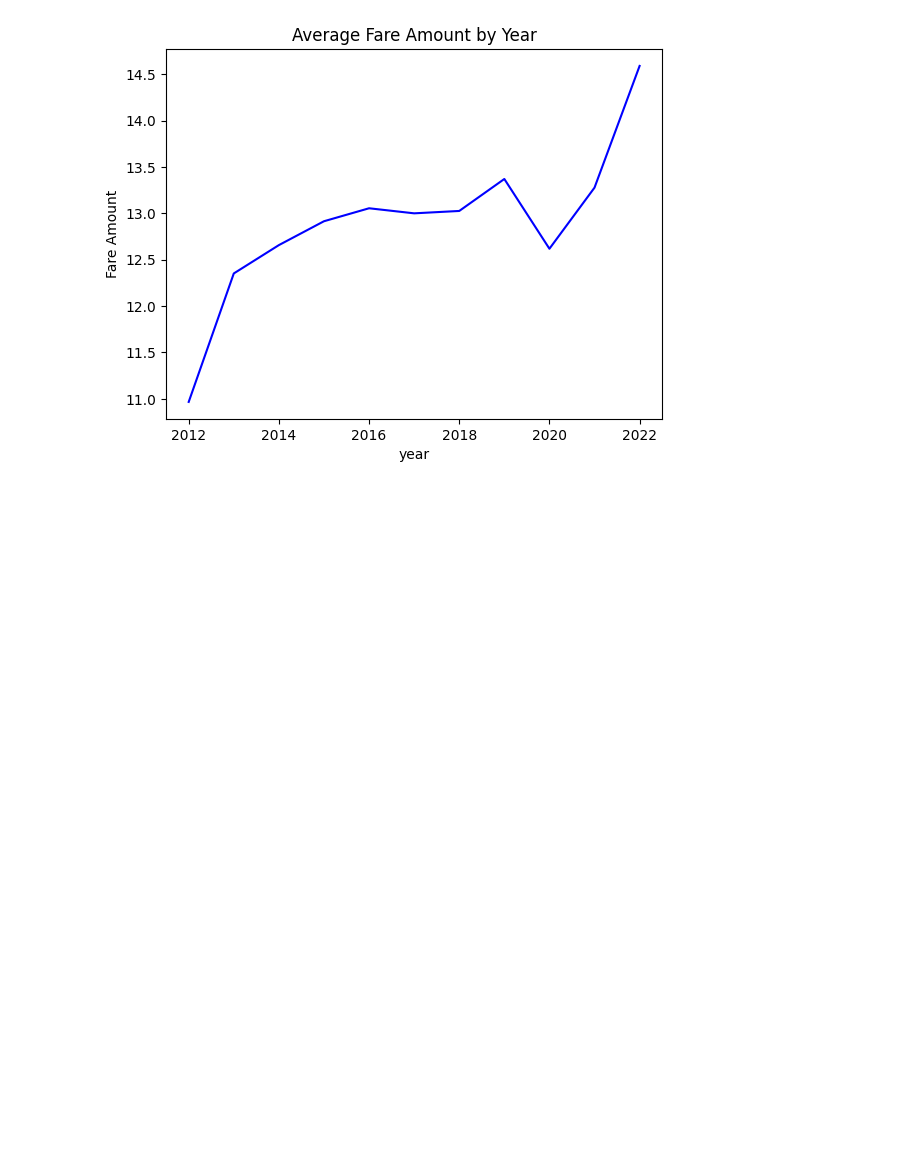
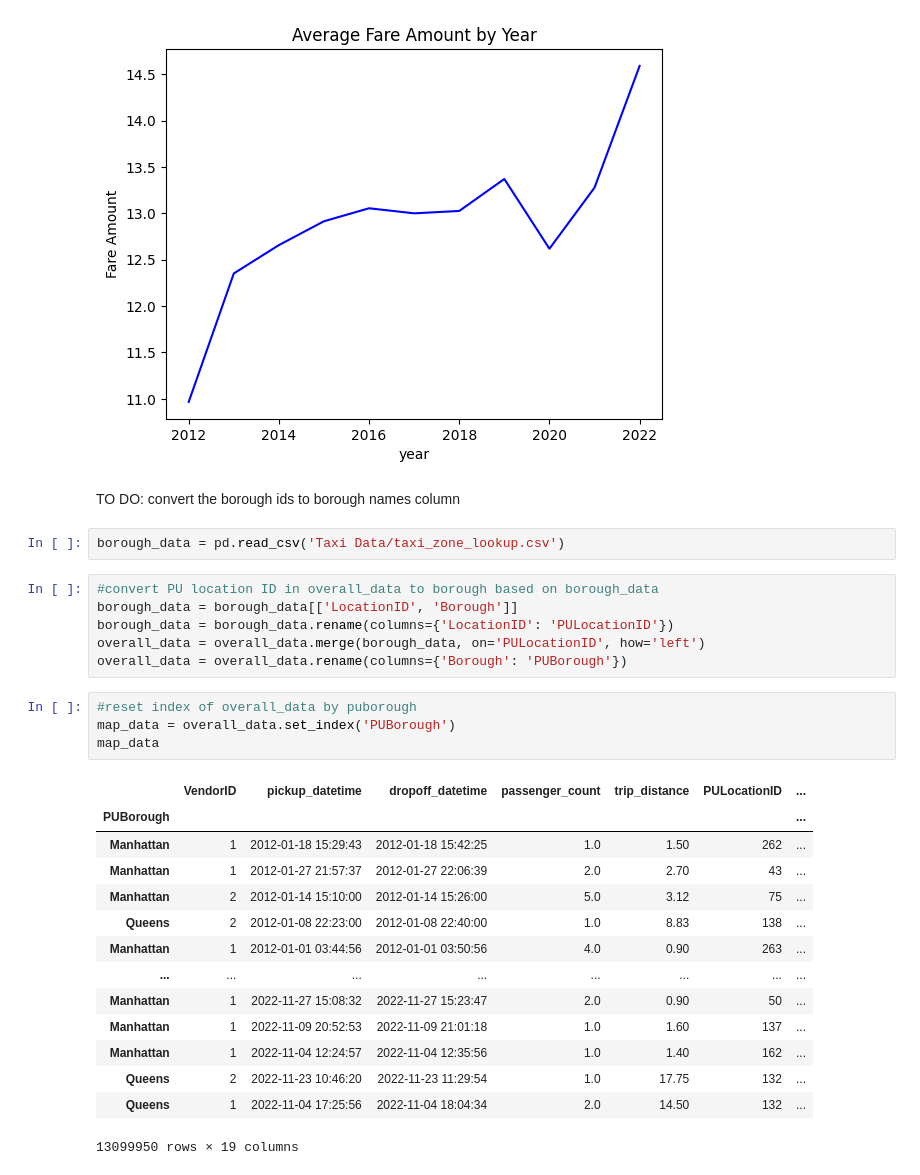
Before and after one commit to WillBallentine/Covid-Effect-on-NYC-Taxi, a Jupyter notebook: taxi.ipynb, the cells around one changed output. Cells and saved outputs as stored; diff of their text form; blank space fills up the shorter version.

```diff
--- a/taxi.ipynb
+++ b/taxi.ipynb
@@ -117,3 +117,32 @@ fare_amount.plot(title='Average Fare Amount by Year', color='blue', ylabel='Fare
 # %% [output]
 <AxesSubplot: title={'center': 'Average Fare Amount by Year'}, xlabel='year', ylabel='Fare Amount'>
 [figure]
+# %% [markdown]
+TO DO: convert the borough ids to borough names column
+# %%
+borough_data = pd.read_csv('Taxi Data/taxi_zone_lookup.csv')
+# %%
+#convert PU location ID in overall_data to borough based on borough_data
+borough_data = borough_data[['LocationID', 'Borough']]
+borough_data = borough_data.rename(columns={'LocationID': 'PULocationID'})
+overall_data = overall_data.merge(borough_data, on='PULocationID', how='left')
+overall_data = overall_data.rename(columns={'Borough': 'PUBorough'})
+# %%
+#reset index of overall_data by puborough
+map_data = overall_data.set_index('PUBorough')
+map_data
+# %% [output]
+|  | VendorID | pickup_datetime | dropoff_datetime | passenger_count | trip_distance | PULocationID | ... |
+| PUBorough |  |  |  |  |  |  | ... |
+| Manhattan | 1 | 2012-01-18 15:29:43 | 2012-01-18 15:42:25 | 1.0 | 1.50 | 262 | ... |
+| Manhattan | 1 | 2012-01-27 21:57:37 | 2012-01-27 22:06:39 | 2.0 | 2.70 | 43 | ... |
+| Manhattan | 2 | 2012-01-14 15:10:00 | 2012-01-14 15:26:00 | 5.0 | 3.12 | 75 | ... |
+| Queens | 2 | 2012-01-08 22:23:00 | 2012-01-08 22:40:00 | 1.0 | 8.83 | 138 | ... |
+| Manhattan | 1 | 2012-01-01 03:44:56 | 2012-01-01 03:50:56 | 4.0 | 0.90 | 263 | ... |
+| ... | ... | ... | ... | ... | ... | ... | ... |
+| Manhattan | 1 | 2022-11-27 15:08:32 | 2022-11-27 15:23:47 | 2.0 | 0.90 | 50 | ... |
+| Manhattan | 1 | 2022-11-09 20:52:53 | 2022-11-09 21:01:18 | 1.0 | 1.60 | 137 | ... |
+| Manhattan | 1 | 2022-11-04 12:24:57 | 2022-11-04 12:35:56 | 1.0 | 1.40 | 162 | ... |
+| Queens | 2 | 2022-11-23 10:46:20 | 2022-11-23 11:29:54 | 1.0 | 17.75 | 132 | ... |
+| Queens | 1 | 2022-11-04 17:25:56 | 2022-11-04 18:04:34 | 2.0 | 14.50 | 132 | ... |
+13099950 rows × 19 columns
```
Also changed, not shown: parts of 1 cell of this notebook, 1 other file.
